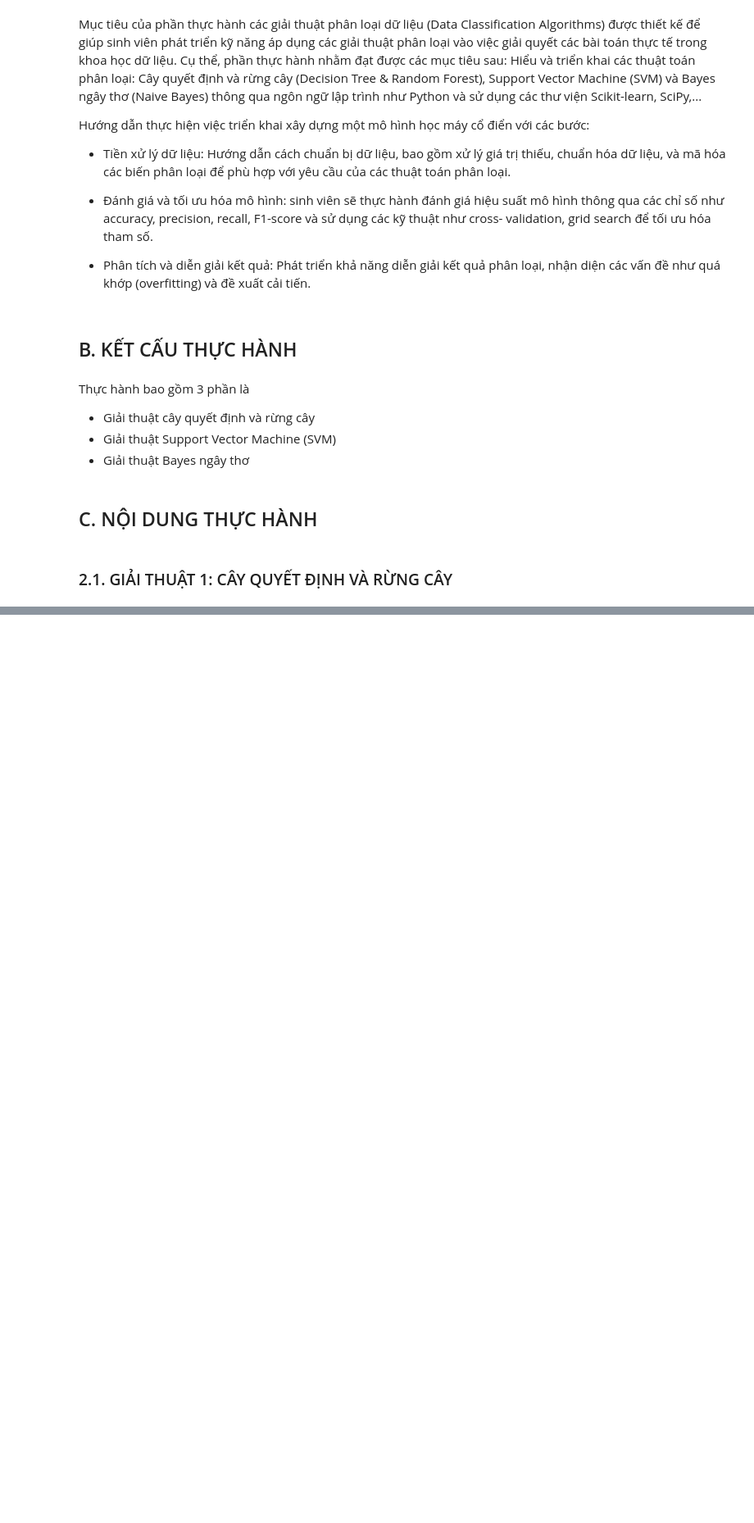
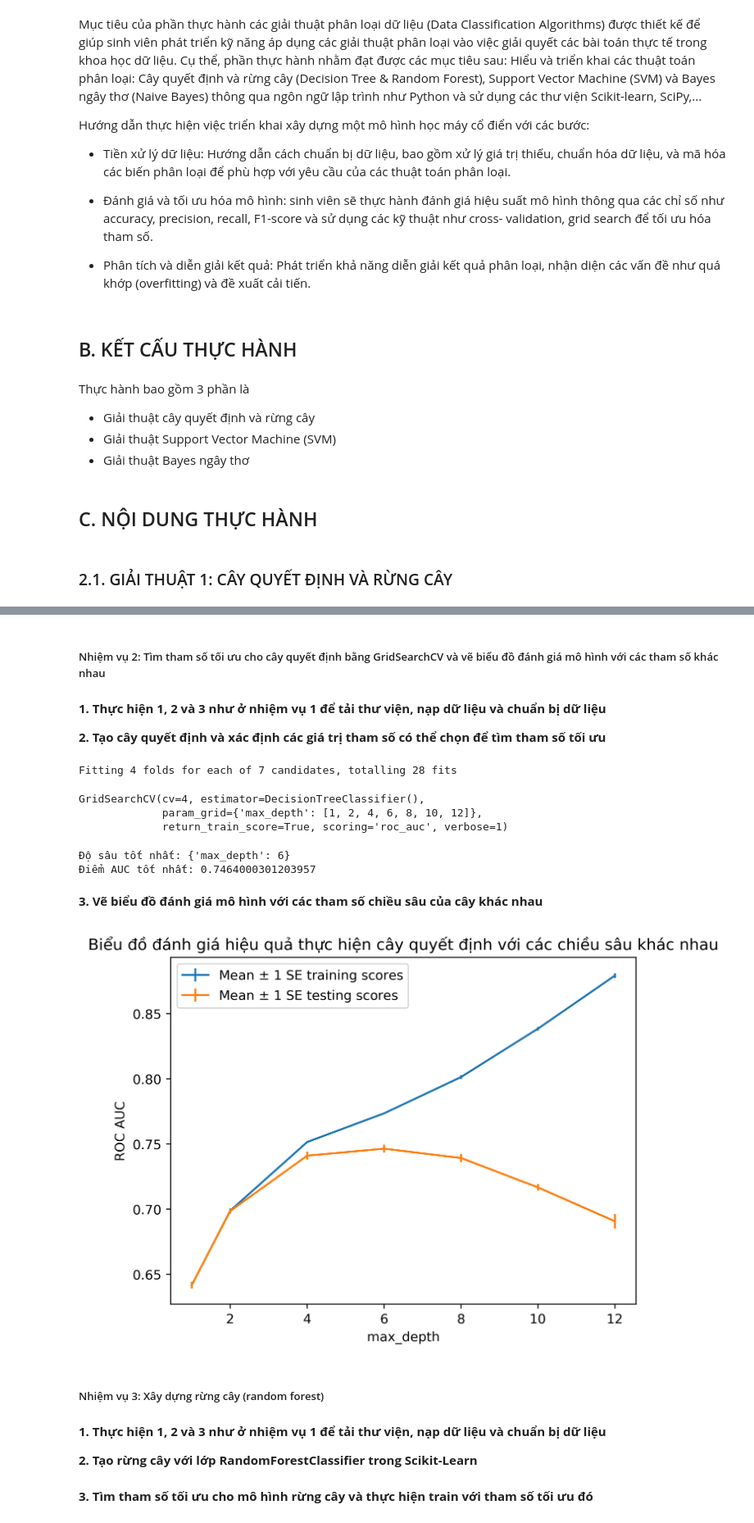
Before and after one commit to ThanhThaoBT/PTDL2025, a Jupyter notebook: lab6/Untitled-1.ipynb, the cells around one changed output, grey strips where cells are left out. Shown at 82% size. Saved outputs shown, nothing was run; the diff lists cells and outputs as text; code cells hidden in the pictures; blank space fills up the shorter version.

```diff
--- a/lab6/Untitled-1.ipynb
+++ b/lab6/Untitled-1.ipynb
@@ -31,0 +138,71 @@ Thực hành bao gồm 3 phần là
+# %% [markdown]
+##### Nhiệm vụ 2: Tìm tham số tối ưu cho cây quyết định bằng GridSearchCV và vẽ biểu đồ đánh giá mô hình với các tham số khác nhau
+# %% [markdown]
+**1. Thực hiện 1, 2 và 3 như ở nhiệm vụ 1 để tải thư viện, nạp dữ liệu và chuẩn bị dữ liệu**
+
+**2. Tạo cây quyết định và xác định các giá trị tham số có thể chọn để tìm tham số tối ưu**
+# %%
+from sklearn.model_selection import GridSearchCV
+params = {'max_depth':[1, 2, 4, 6, 8, 10, 12]} #parameters
+#Thử 7 giá trị độ sâu khác nhau từ cây rất nông (depth=1) đến khá sâu (depth=12)
+
+dt = tree.DecisionTreeClassifier() #tree modal
+cv = GridSearchCV(dt, param_grid=params, scoring='roc_auc',
+n_jobs=None, refit=True, cv=4, verbose=1,
+error_score=np.nan,
+return_train_score=True) # cv is the best model.
+#scoring='roc_auc' → Ưu tiên phân loại tốt (AUC quan trọng hơn accuracy)
+
+#cv=4 → 4-fold cross-validation (chia data thành 4 phần, train 3 test 1)
+
+#refit=True → Tự động train lại model tốt nhất trên toàn bộ data
+
+#verbose=1 → Hiển thị tiến trình
+
+return_train_score=True → Ghi lại điểm train để so sánh overfitting
+cv.fit(X_train, y_train)
+# %% [output]
+Fitting 4 folds for each of 7 candidates, totalling 28 fits
+GridSearchCV(cv=4, estimator=DecisionTreeClassifier(),
+             param_grid={'max_depth': [1, 2, 4, 6, 8, 10, 12]},
+             return_train_score=True, scoring='roc_auc', verbose=1)
+# %%
+# Sau khi chạy xong, xem kết quả:
+print("Độ sâu tốt nhất:", cv.best_params_)
+print("Điểm AUC tốt nhất:", cv.best_score_)
+
+# Model tốt nhất đã được train tự động
+best_dt = cv.best_estimator_
+# %% [output]
+Độ sâu tốt nhất: {'max_depth': 6}
+Điểm AUC tốt nhất: 0.7464000301203957
+# %% [markdown]
+**3. Vẽ biểu đồ đánh giá mô hình với các tham số chiều sâu của cây khác nhau**
+# %%
+cv_results_df = pd.DataFrame(cv.cv_results_)
+
+# View the names of the remaining columns in the results DataFrame
+cv_results_df.columns
+
+ax = plt.axes()
+ax.errorbar(cv_results_df['param_max_depth'],
+            cv_results_df['mean_train_score'],
+            yerr=cv_results_df['std_train_score']/np.sqrt(4),
+            label='Mean $\pm$ 1 SE training scores')
+ax.errorbar(cv_results_df['param_max_depth'],
+            cv_results_df['mean_test_score'],
+            yerr=cv_results_df['std_test_score']/np.sqrt(4),
+            label='Mean $\pm$ 1 SE testing scores')
+ax.legend()
+plt.xlabel('max_depth')
+plt.ylabel('ROC AUC')
+plt.title('Biểu đồ đánh giá hiệu quả thực hiện cây quyết định với các chiều sâu khác nhau')
+plt.show()
+# %% [output]
+[figure, added]
+# %% [markdown]
+##### Nhiệm vụ 3: Xây dựng rừng cây (random forest)
+# %% [markdown]
+**1. Thực hiện 1, 2 và 3 như ở nhiệm vụ 1 để tải thư viện, nạp dữ liệu và chuẩn bị dữ liệu**
+
+**2. Tạo rừng cây với lớp RandomForestClassifier trong Scikit-Learn**
@@ -31,0 +231,2 @@ Thực hành bao gồm 3 phần là
+# %% [markdown]
+**3. Tìm tham số tối ưu cho mô hình rừng cây và thực hiện train với tham số tối ưu đó**
```
Also changed, not shown: parts of 65 cells of this notebook, 6 other files.
